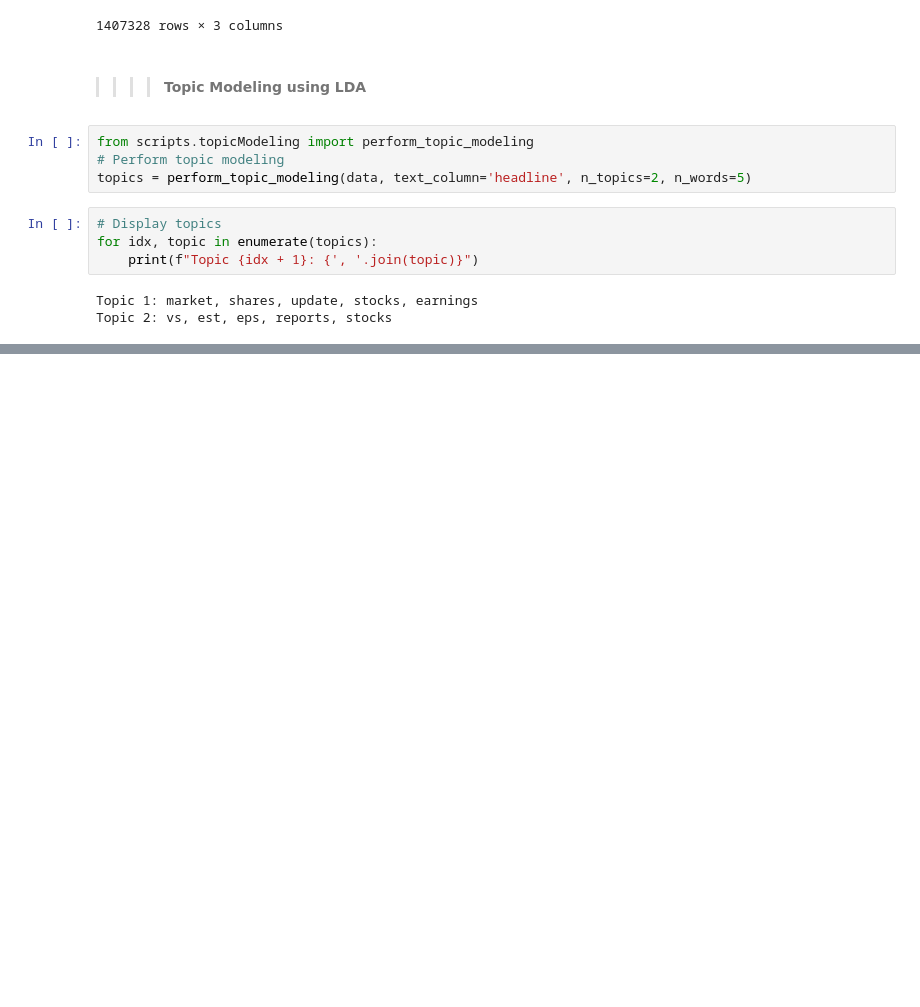
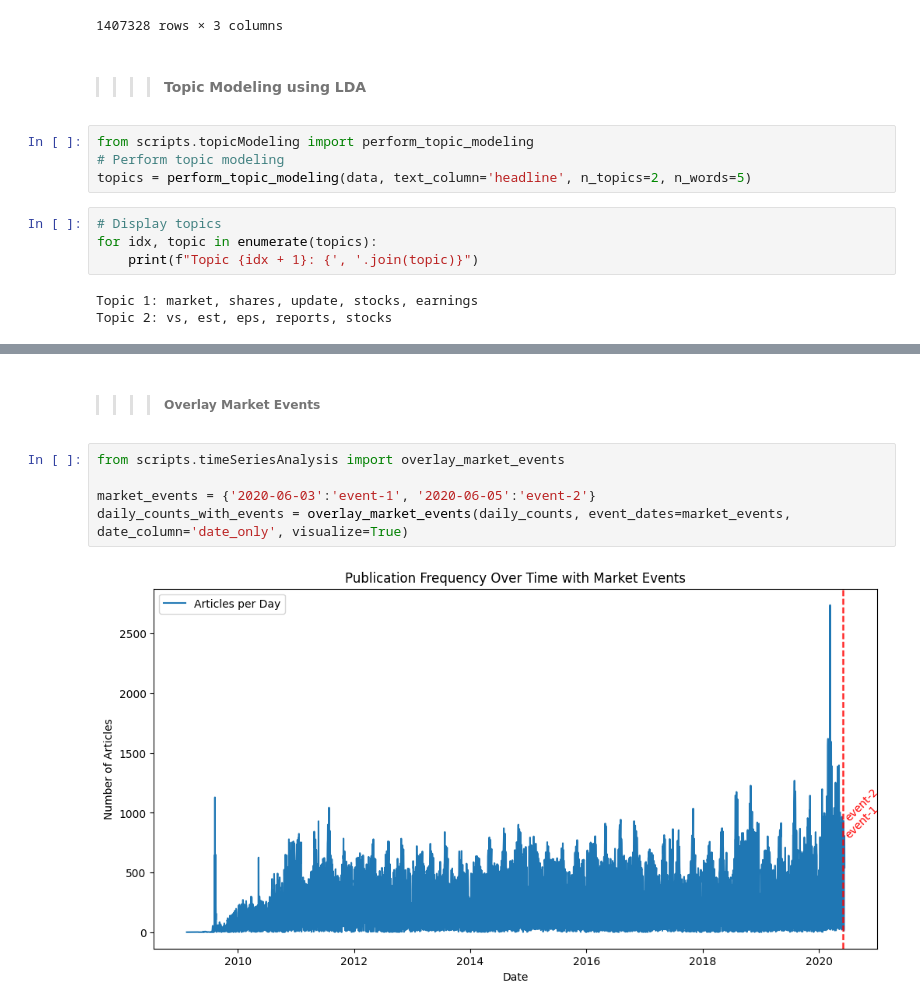
Before and after one commit to naolatomsa/Nova-Financial-Solutions, a Jupyter notebook: notebooks/edaAnalysis.ipynb, the cells around one changed output, grey strips where cells are left out. Drawn from its saved outputs; the diff is of its cells as text; blank space fills up the shorter version.

```diff
--- a/notebooks/edaAnalysis.ipynb
+++ b/notebooks/edaAnalysis.ipynb
@@ -151,0 +174,9 @@ Topic 2: vs, est, eps, reports, stocks
+# %% [markdown]
+>>>> ##### Overlay Market Events
+# %%
+from scripts.timeSeriesAnalysis import overlay_market_events
+
+market_events = {'2020-06-03':'event-1', '2020-06-05':'event-2'}
+daily_counts_with_events = overlay_market_events(daily_counts, event_dates=market_events, date_column='date_only', visualize=True)
+# %% [output]
+[figure, added]
```
Also changed, not shown: parts of 6 cells of this notebook, 1 other file.
